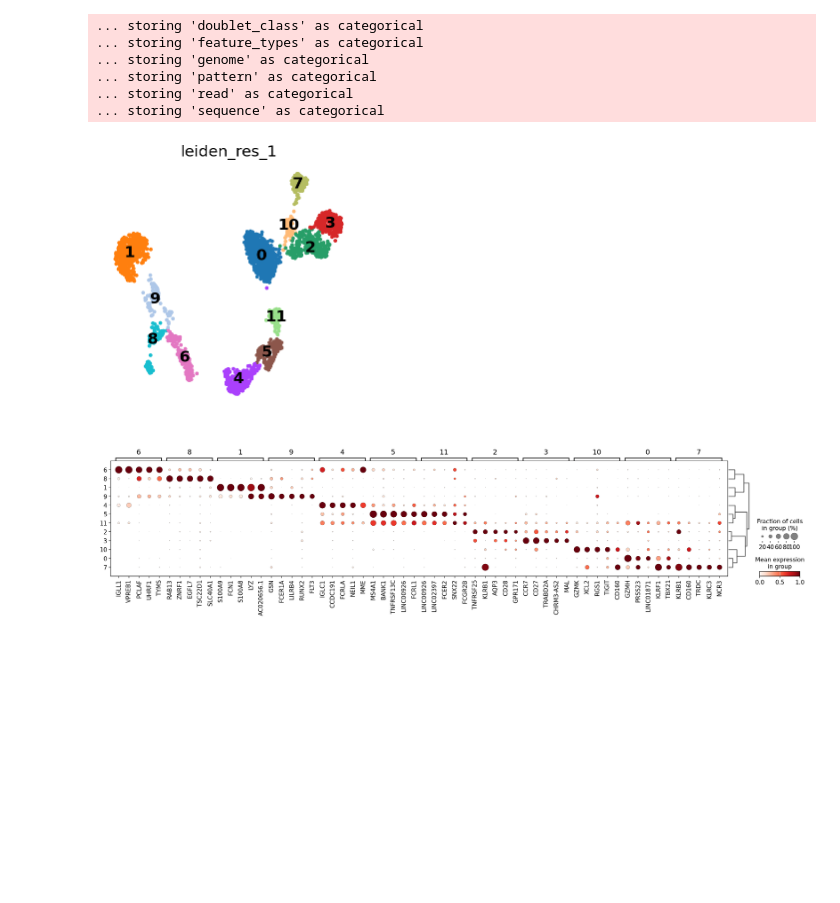
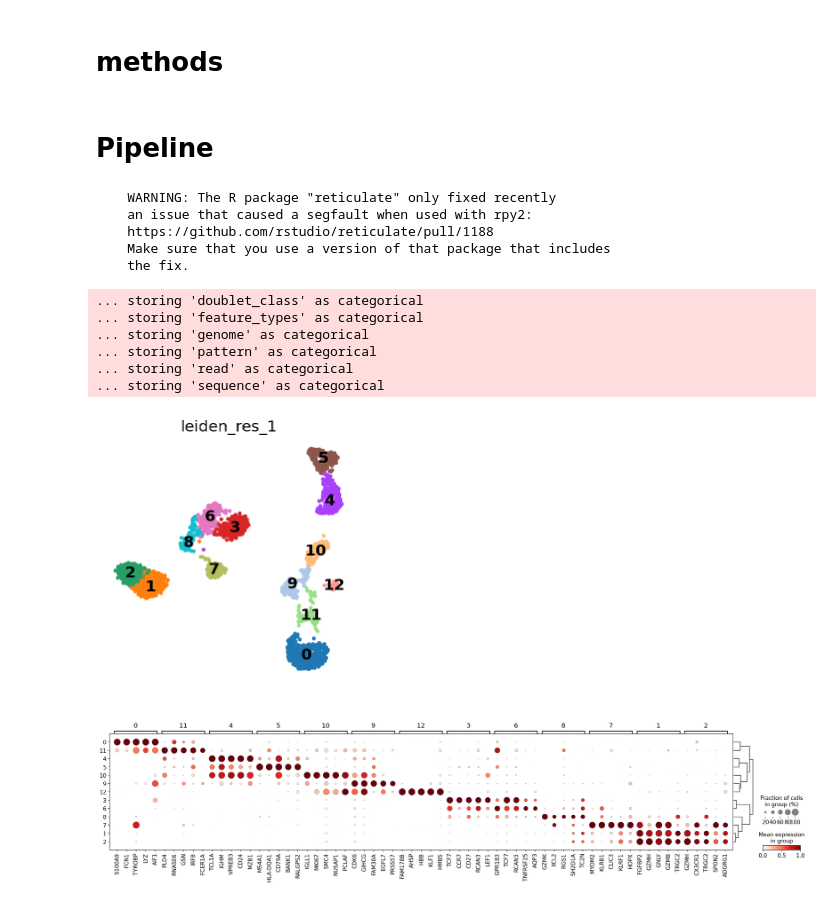
Before and after one commit to farshid61/scRNA-seq-analysis-pipeline, a Jupyter notebook: scRNA pipeline.ipynb, the cells around one changed output. Drawn from its saved outputs; the diff is of its cells as text; code cells hidden in the pictures; blank space fills up the shorter version.

```diff
--- a/scRNA pipeline.ipynb
+++ b/scRNA pipeline.ipynb
@@ -115,3 +119,5 @@ adata_raw = sc.read_10x_h5('raw_feature_bc_matrix.h5')
 #         "PLCB1",
 #     ],  # Note PLCB1 is a negative marker
 # }
+# %% [markdown]
+# methods
@@ -736,3 +826,5 @@ def find_cluster_markers(adata, n_top_marker_genes=5, min_in_group_fraction=None
+# %% [markdown]
+# Pipeline
 # %%
 def run_pipeline(adata,
                  raw_matrix,
@@ -843,13 +945,18 @@ def run_pipeline(adata,
         negative_markers
     )
 # %%
-output = run_pipeline(adata,adata_raw,normalization_method='scran',min_in_group_fraction=0.2,max_out_group_fraction=0.1)
+output = run_pipeline(adata,adata_raw,normalization_method='scran',min_in_group_fraction=0.2,max_out_group_fraction=0.2)
 # %% [output]
-... storing 'doublet_class' as categorical
-... storing 'feature_types' as categorical
-... storing 'genome' as categorical
-... storing 'pattern' as categorical
-... storing 'read' as categorical
-... storing 'sequence' as categorical
+    WARNING: The R package "reticulate" only fixed recently
+    an issue that caused a segfault when used with rpy2:
+    https://github.com/rstudio/reticulate/pull/1188
+    Make sure that you use a version of that package that includes
+    the fix.
+... storing 'doublet_class' as categorical
+... storing 'feature_types' as categorical
+... storing 'genome' as categorical
+... storing 'pattern' as categorical
+... storing 'read' as categorical
+... storing 'sequence' as categorical
-[figure, old version]
+[figure, new version]
-[figure, old version]
+[figure, new version]
```
Also changed, not shown: parts of 4 cells of this notebook.
